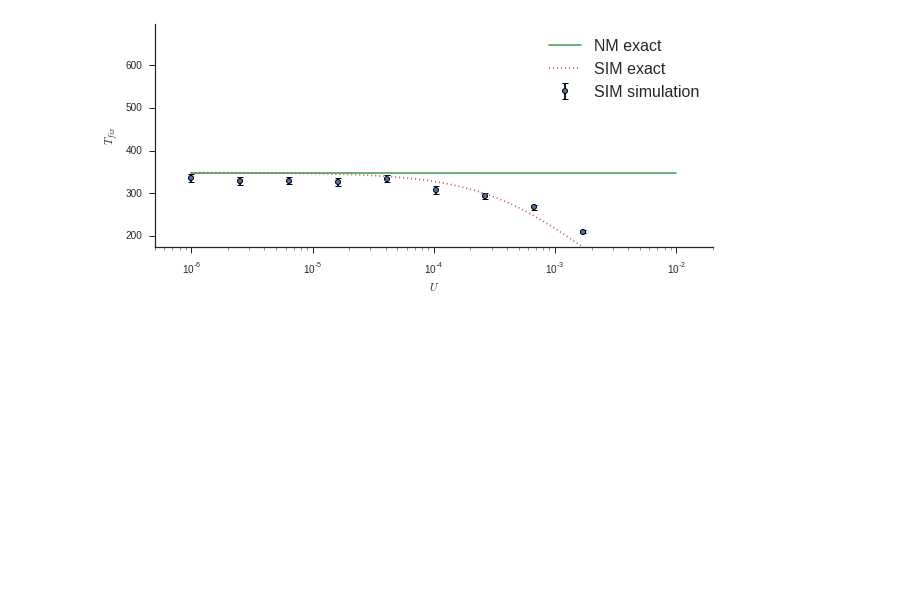
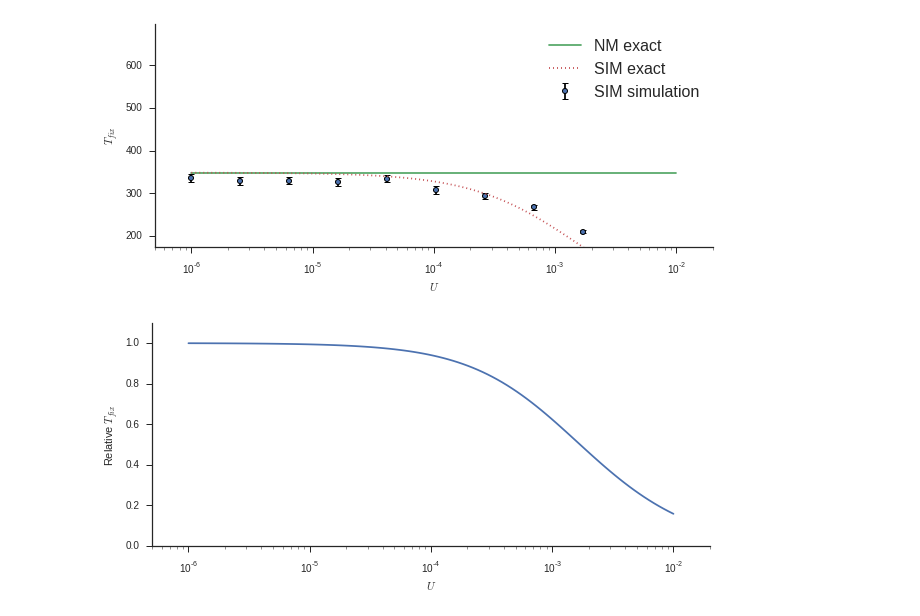
Before and after one commit to yoavram/mamba, a Jupyter notebook: simarba/adaptation model.ipynb, the cells around one changed output. Cells and saved outputs as stored; diff of their text form; code cells hidden in the pictures; blank space fills up the shorter version.

```diff
--- a/simarba/adaptation model.ipynb
+++ b/simarba/adaptation model.ipynb
@@ -1098,3 +1128,13 @@ legend(loc='upper right');
 sns.despine()
 # %% [output]
 [figure]
+# %%
+plot(Urange, y2/y1)
+xscale('log')
+xlabel('$U$')
+ylabel('Relative $T_{fix}$')
+xlim(min(Urange)/2, max(Urange)*2)
+ylim(0,1.1)
+sns.despine()
+# %% [output]
+[figure, added]
```
Also changed, not shown: parts of 12 cells of this notebook.
